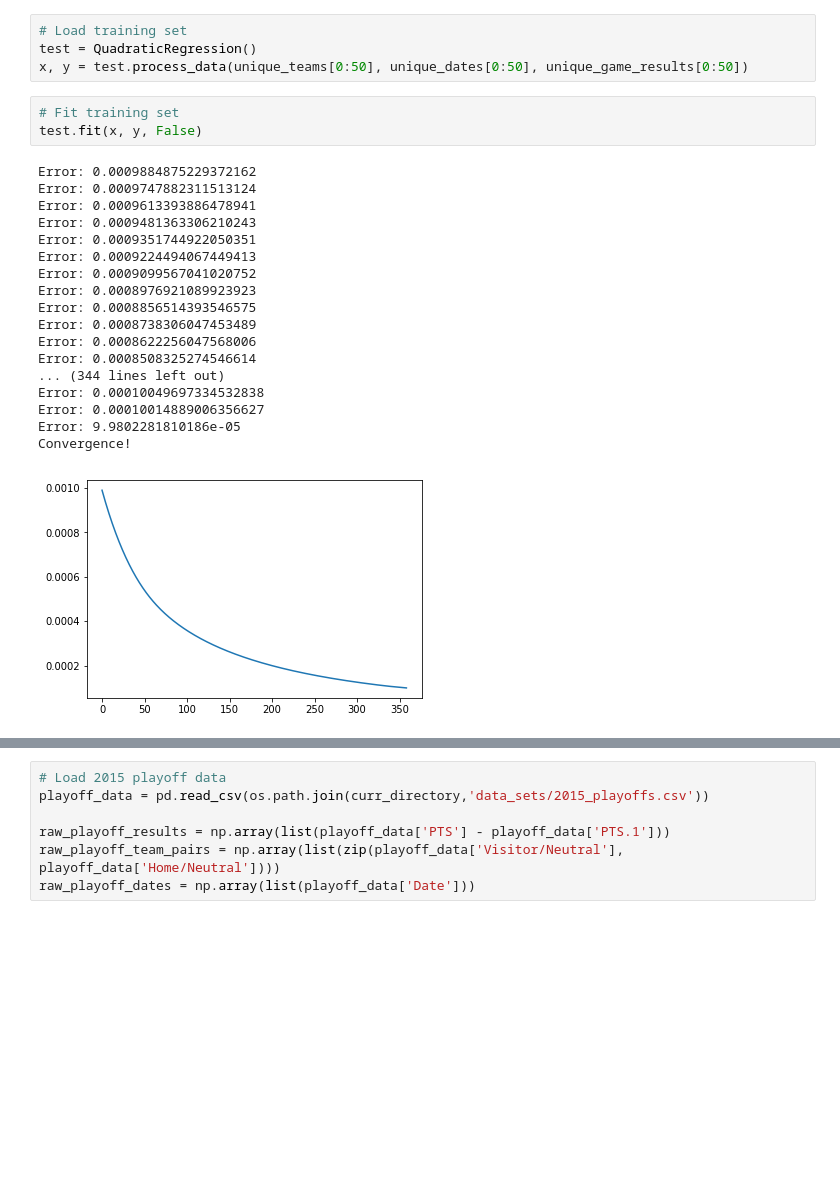
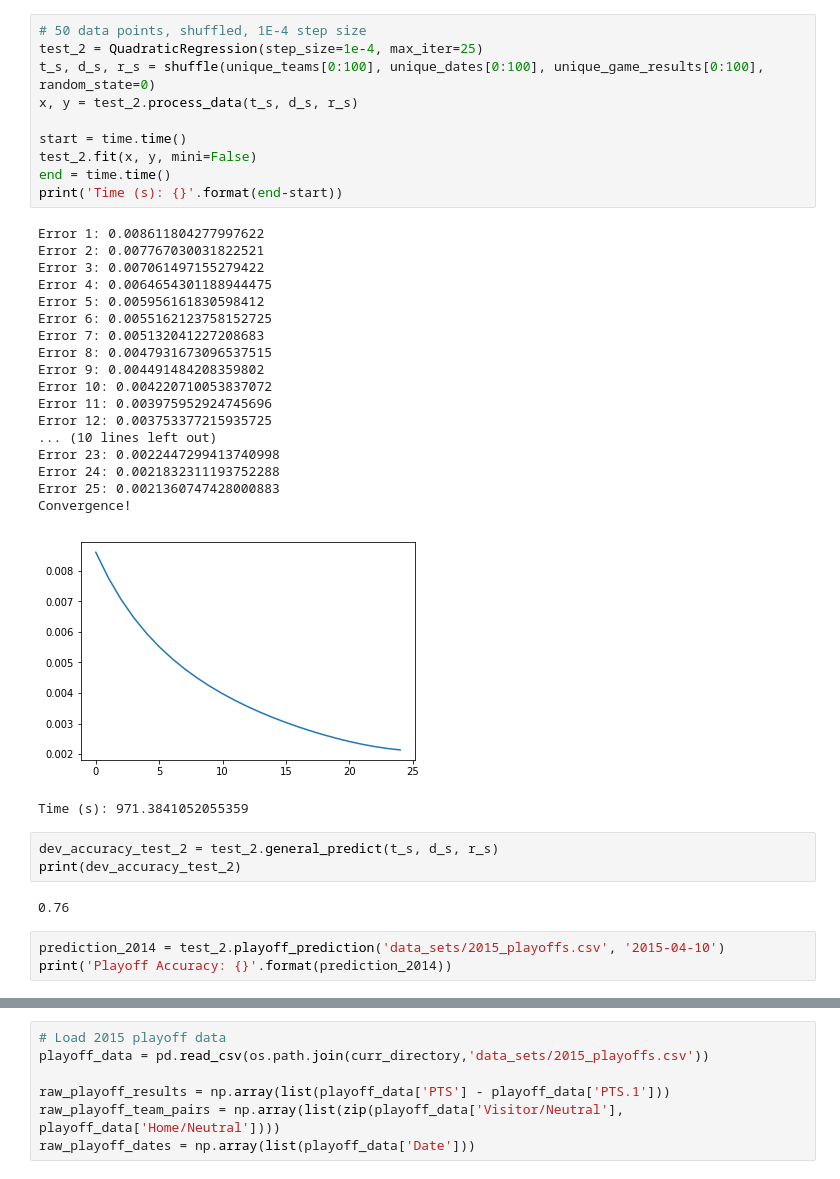
Before and after one commit to prastutisingh/NBA-Chemistry, a Jupyter notebook: quadratic_classifier.ipynb, the cells around one changed output, grey strips where cells are left out. Saved outputs shown, nothing was run; the diff lists cells and outputs as text; blank space fills up the shorter version.

```diff
--- a/quadratic_classifier.ipynb
+++ b/quadratic_classifier.ipynb
@@ -309,26 +380,38 @@ class QuadraticRegression:
-# %%
-# Load training set
-test = QuadraticRegression()
-x, y = test.process_data(unique_teams[0:50], unique_dates[0:50], unique_game_results[0:50])
-# %%
-# Fit training set
-test.fit(x, y, False)
-# %% [output]
-Error: 0.0009884875229372162
-Error: 0.0009747882311513124
-Error: 0.0009613393886478941
-Error: 0.0009481363306210243
-Error: 0.0009351744922050351
-Error: 0.0009224494067449413
-Error: 0.0009099567041020752
-Error: 0.0008976921089923923
-Error: 0.0008856514393546575
-Error: 0.0008738306047453489
-Error: 0.0008622256047568006
-Error: 0.0008508325274546614
-... (344 lines left out)
-Error: 0.00010049697334532838
-Error: 0.00010014889006356627
-Error: 9.9802281810186e-05
-Convergence!
-[figure, removed]
+# %%
+# 50 data points, shuffled, 1E-4 step size
+test_2 = QuadraticRegression(step_size=1e-4, max_iter=25)
+t_s, d_s, r_s = shuffle(unique_teams[0:100], unique_dates[0:100], unique_game_results[0:100], random_state=0)
+x, y = test_2.process_data(t_s, d_s, r_s)
+
+start = time.time()
+test_2.fit(x, y, mini=False)
+end = time.time()
+print('Time (s): {}'.format(end-start))
+# %% [output]
+Error 1: 0.008611804277997622
+Error 2: 0.007767030031822521
+Error 3: 0.007061497155279422
+Error 4: 0.0064654301188944475
+Error 5: 0.005956161830598412
+Error 6: 0.0055162123758152725
+Error 7: 0.005132041227208683
+Error 8: 0.0047931673096537515
+Error 9: 0.004491484208359802
+Error 10: 0.004220710053837072
+Error 11: 0.003975952924745696
+Error 12: 0.003753377215935725
+... (10 lines left out)
+Error 23: 0.0022447299413740998
+Error 24: 0.0021832311193752288
+Error 25: 0.0021360747428000883
+Convergence!
+[figure, added]
+Time (s): 971.3841052055359
+# %%
+dev_accuracy_test_2 = test_2.general_predict(t_s, d_s, r_s)
+print(dev_accuracy_test_2)
+# %% [output]
+0.76
+# %%
+prediction_2014 = test_2.playoff_prediction('data_sets/2015_playoffs.csv', '2015-04-10')
+print('Playoff Accuracy: {}'.format(prediction_2014))
```
Also changed, not shown: parts of 14 cells of this notebook, 6 other files.
